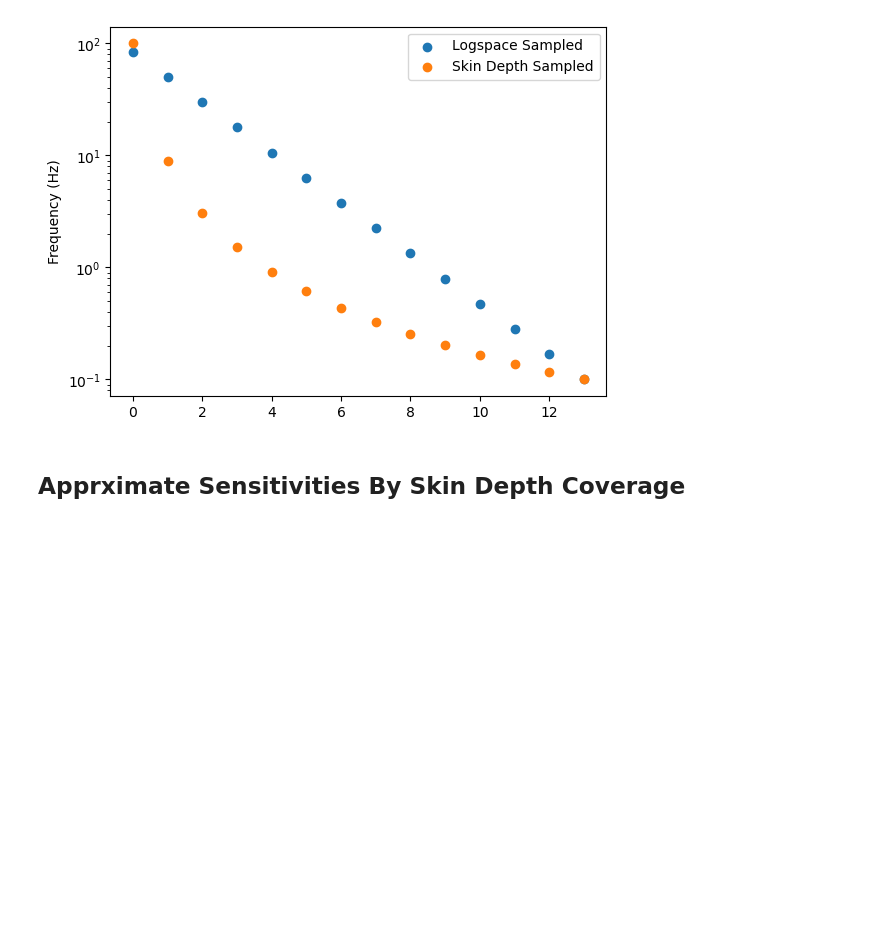
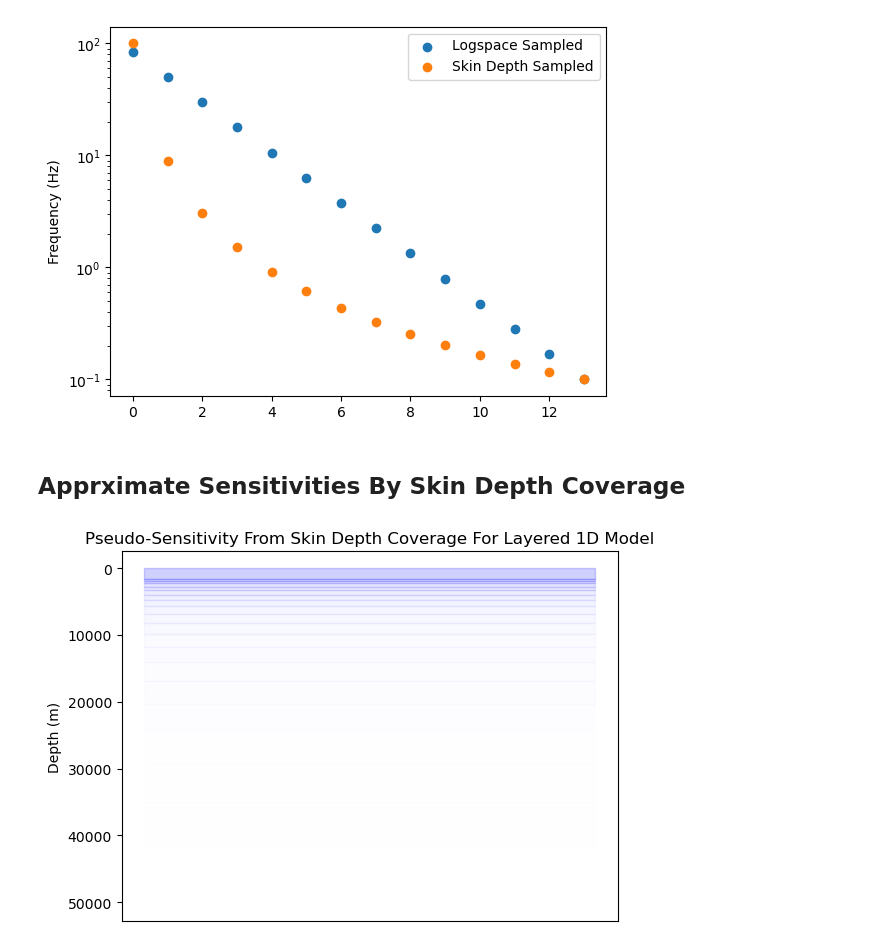
Before and after one commit to RylanDS7/MT-Freq-Spacing, a Jupyter notebook: skin_depth_tests.ipynb, the cells around one changed output. Drawn from its saved outputs; the diff is of its cells as text; code cells hidden in the pictures; blank space fills up the shorter version.

```diff
--- a/skin_depth_tests.ipynb
+++ b/skin_depth_tests.ipynb
@@ -214 +216,15 @@ def plot_sesitivites(weights):
     plt.show()
+# %%
+# halfspace
+z1 = 1000
+z2 = 500
+rho1 = 100
+rho2 = 100
+rho3 = 100
+
+freqs = np.logspace(-2, 1, 20)
+
+weights = skin_depth_coverage(freqs, z1, z2, rho1, rho2, rho3)
+plot_sesitivites(weights)
+# %% [output]
+[figure, added]
```
Also changed, not shown: parts of 4 cells of this notebook, 5 other files.
